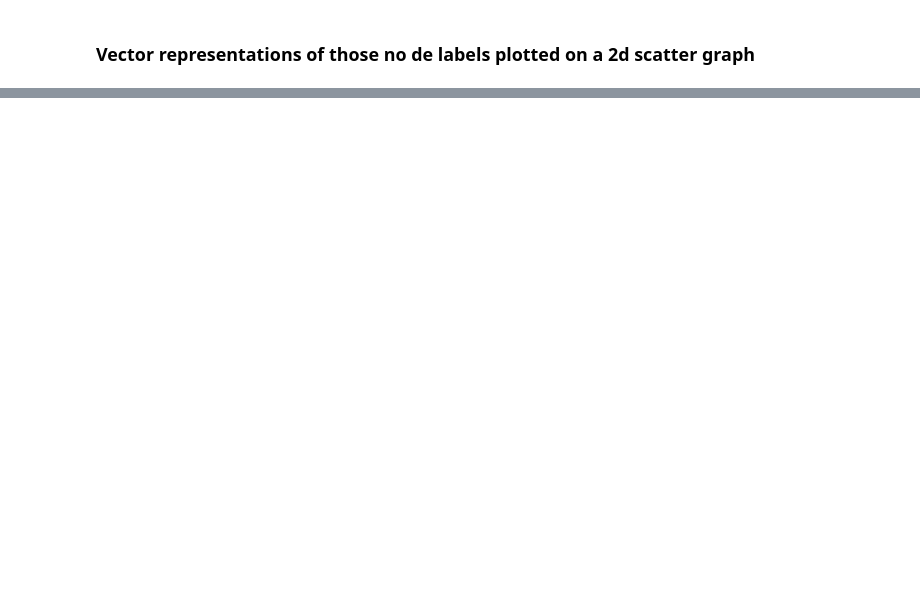
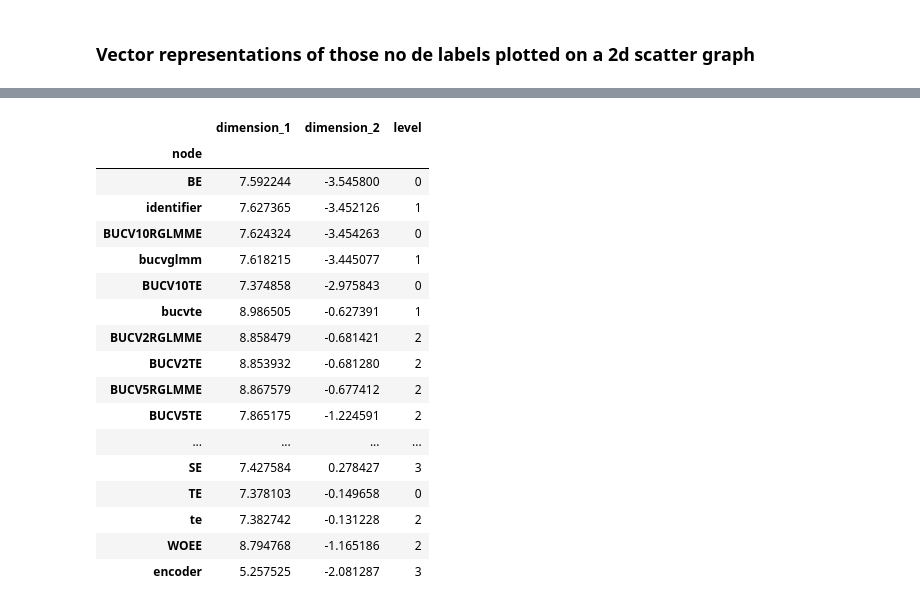
Before and after one commit to nina-prog/meta-learning-for-encoder-selection, a Jupyter notebook: notebooks/week09/week09-encoding-of-encoders.ipynb, the cells around one changed output, grey strips where cells are left out. Cells and saved outputs as stored; diff of their text form; code cells hidden in the pictures; blank space fills up the shorter version.

```diff
--- a/notebooks/week09/week09-encoding-of-encoders.ipynb
+++ b/notebooks/week09/week09-encoding-of-encoders.ipynb
@@ -159,0 +232,23 @@ model.plot()
+# %%
+# Add hierarchical level as a column to the dataframe where node names are the index
+embeddings_2d_df['level'] = nx.get_node_attributes(G, 'hierarchical_level').values()
+embeddings_2d_df
+# %% [output]
+|  | dimension_1 | dimension_2 | level |
+| node |  |  |  |
+| BE | 7.592244 | -3.545800 | 0 |
+| identifier | 7.627365 | -3.452126 | 1 |
+| BUCV10RGLMME | 7.624324 | -3.454263 | 0 |
+| bucvglmm | 7.618215 | -3.445077 | 1 |
+| BUCV10TE | 7.374858 | -2.975843 | 0 |
+| bucvte | 8.986505 | -0.627391 | 1 |
+| BUCV2RGLMME | 8.858479 | -0.681421 | 2 |
+| BUCV2TE | 8.853932 | -0.681280 | 2 |
+| BUCV5RGLMME | 8.867579 | -0.677412 | 2 |
+| BUCV5TE | 7.865175 | -1.224591 | 2 |
+| ... | ... | ... | ... |
+| SE | 7.427584 | 0.278427 | 3 |
+| TE | 7.378103 | -0.149658 | 0 |
+| te | 7.382742 | -0.131228 | 2 |
+| WOEE | 8.794768 | -1.165186 | 2 |
+| encoder | 5.257525 | -2.081287 | 3 |
```
Also changed, not shown: parts of 14 cells of this notebook.
